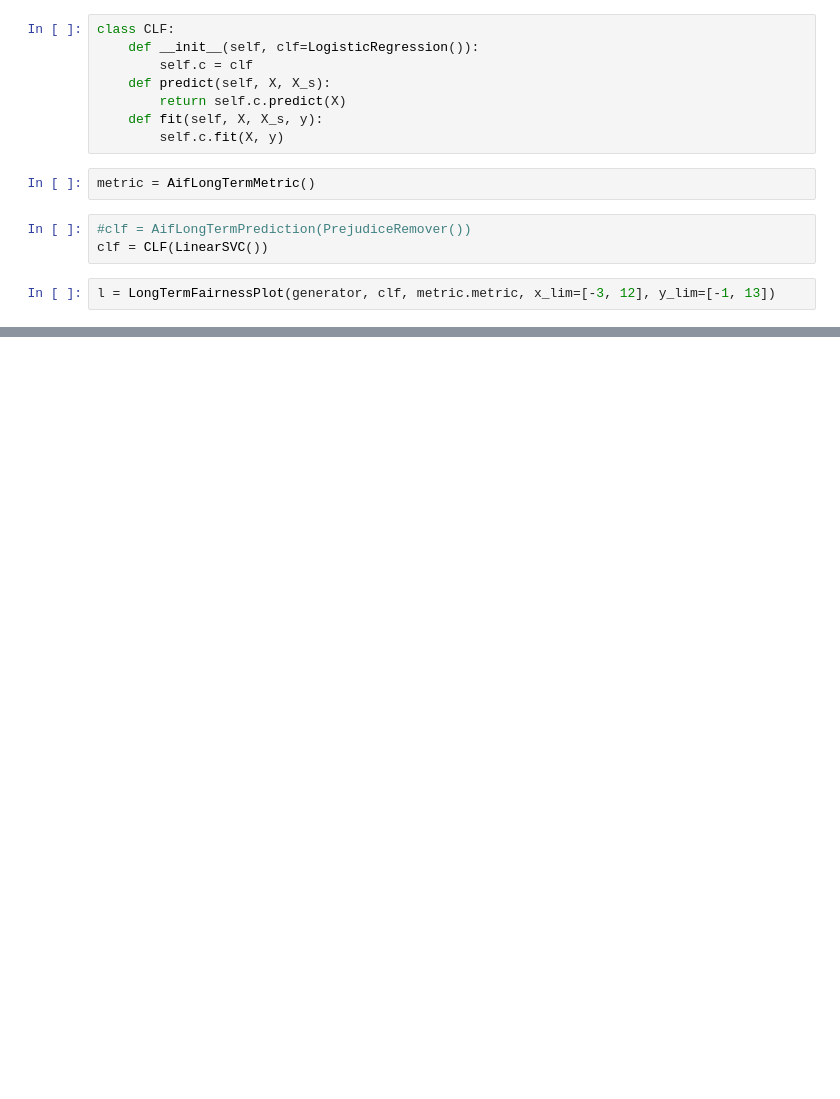
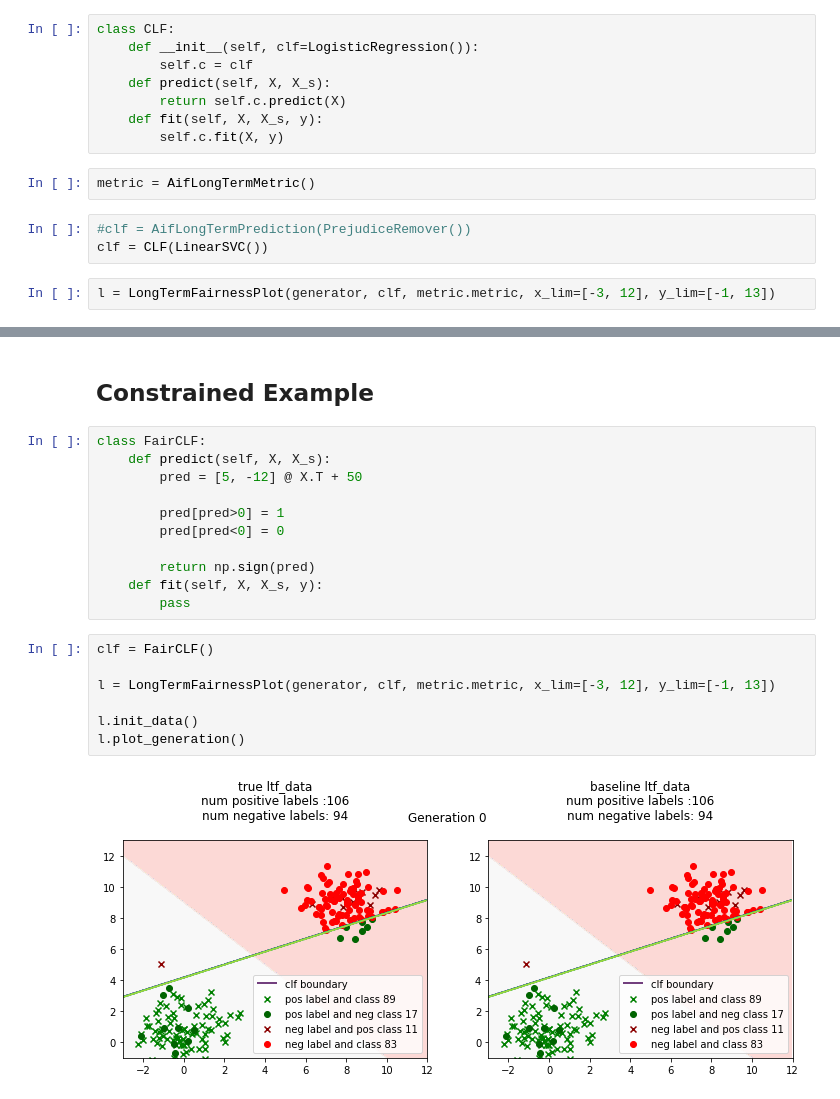
Before and after one commit to danilobr94/dynamic-aif-framework, a Jupyter notebook: examples/2_4_group_data_generation.ipynb, the cells around one changed output, grey strips where cells are left out. Cells and saved outputs as stored; diff of their text form; blank space fills up the shorter version.

Commit message:
Added constrained example

```diff
--- a/examples/2_4_group_data_generation.ipynb
+++ b/examples/2_4_group_data_generation.ipynb
@@ -68,0 +71,22 @@ l.plot_ltf(["accuracy", "disparate impact"])
+# %% [markdown]
+## Constrained Example
+# %%
+class FairCLF:
+    def predict(self, X, X_s):
+        pred = [5, -12] @ X.T + 50
+
+        pred[pred>0] = 1
+        pred[pred<0] = 0
+
+        return np.sign(pred)
+    def fit(self, X, X_s, y):
+        pass
+# %%
+clf = FairCLF()
+
+l = LongTermFairnessPlot(generator, clf, metric.metric, x_lim=[-3, 12], y_lim=[-1, 13])
+
+l.init_data()
+l.plot_generation()
+# %% [output]
+[figure, added]
```
Also changed, not shown: parts of 9 cells of this notebook, 3 other files.
